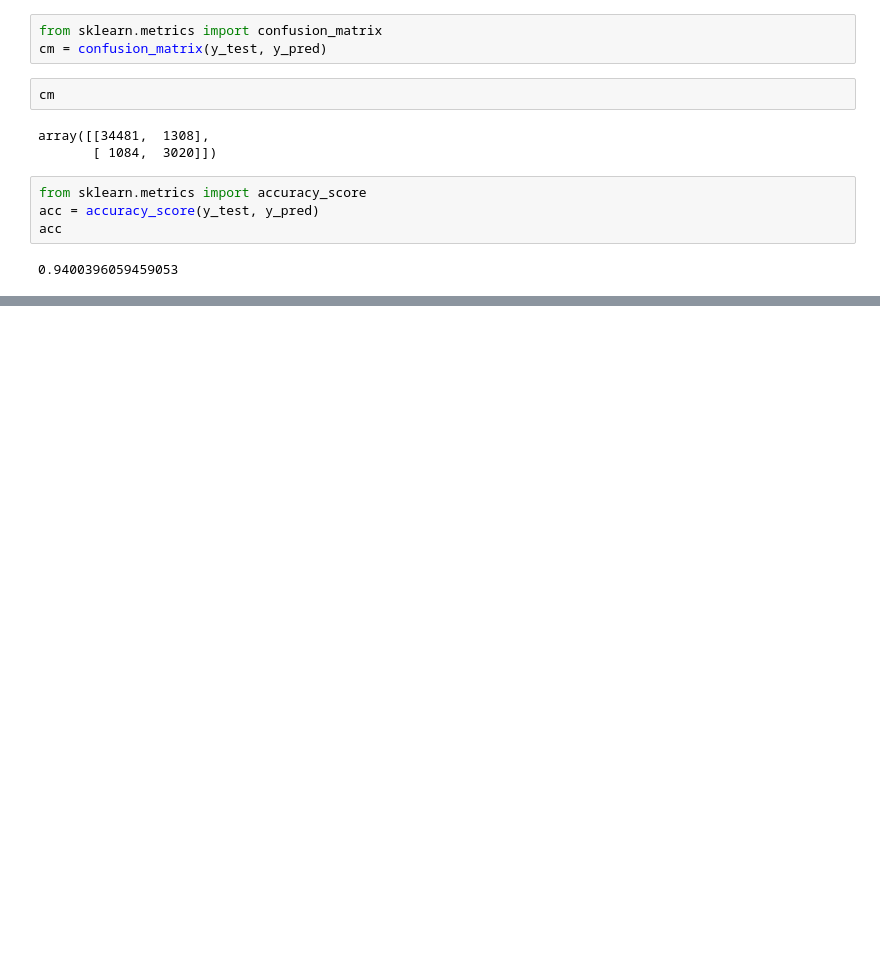
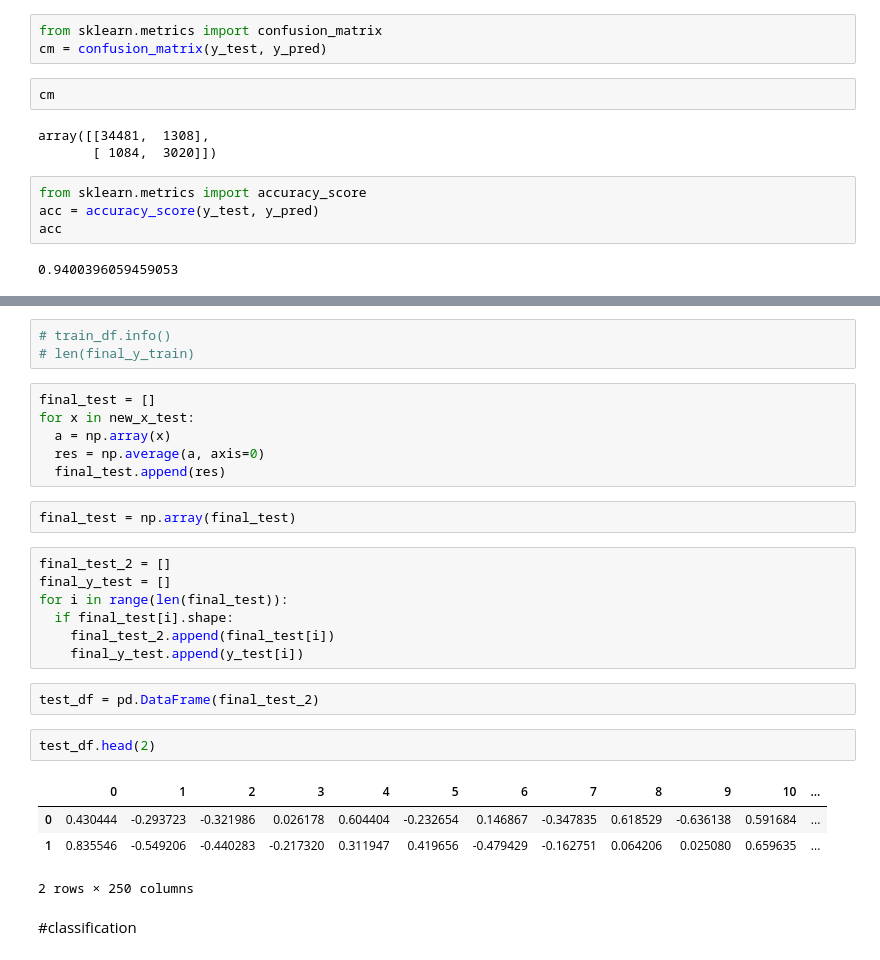
Before and after one commit to mgupta1212/JupyterNB, a Jupyter notebook: Toxic_Comments_Classification.ipynb, the cells around one changed output, grey strips where cells are left out. Saved outputs shown, nothing was run; the diff lists cells and outputs as text; blank space fills up the shorter version.

```diff
--- a/Toxic_Comments_Classification.ipynb
+++ b/Toxic_Comments_Classification.ipynb
@@ -161,0 +264,29 @@ acc
+# %%
+# train_df.info()
+# len(final_y_train)
+# %%
+final_test = []
+for x in new_x_test:
+  a = np.array(x)
+  res = np.average(a, axis=0)
+  final_test.append(res)
+# %%
+final_test = np.array(final_test)
+# %%
+final_test_2 = []
+final_y_test = []
+for i in range(len(final_test)):
+  if final_test[i].shape:
+    final_test_2.append(final_test[i])
+    final_y_test.append(y_test[i])
+# %%
+test_df = pd.DataFrame(final_test_2)
+# %%
+test_df.head(2)
+# %% [output]
+|  | 0 | 1 | 2 | 3 | 4 | 5 | 6 | 7 | 8 | 9 | 10 | ... |
+| 0 | 0.430444 | -0.293723 | -0.321986 | 0.026178 | 0.604404 | -0.232654 | 0.146867 | -0.347835 | 0.618529 | -0.636138 | 0.591684 | ... |
+| 1 | 0.835546 | -0.549206 | -0.440283 | -0.217320 | 0.311947 | 0.419656 | -0.479429 | -0.162751 | 0.064206 | 0.025080 | 0.659635 | ... |
+2 rows × 250 columns
+# %% [markdown]
+#classification
```
Also changed, not shown: parts of 34 cells of this notebook.
